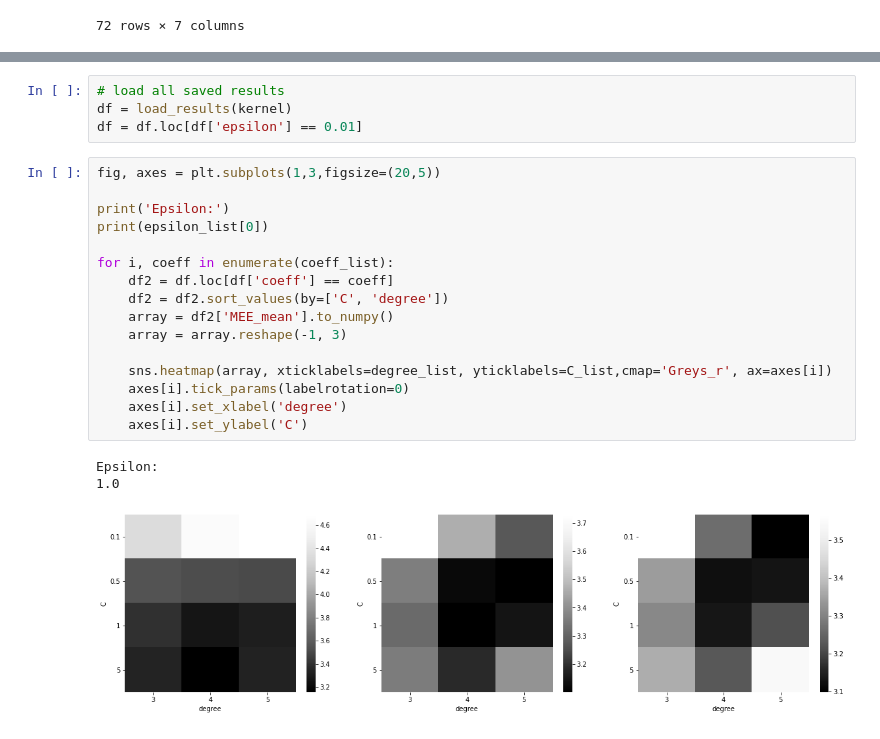
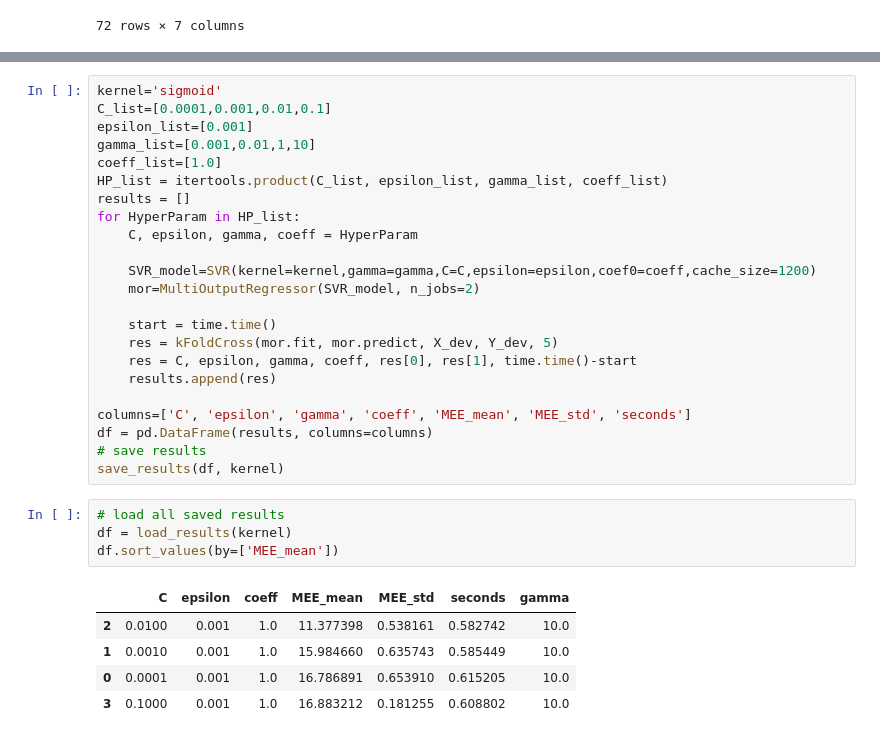
Before and after one commit to FeLusiani/ML_Project, a Jupyter notebook: MLCode/SVR.ipynb, the cells around one changed output, grey strips where cells are left out. Cells and saved outputs as stored; diff of their text form.

```diff
--- a/MLCode/SVR.ipynb
+++ b/MLCode/SVR.ipynb
@@ -116,24 +144,33 @@ df.sort_values(by=['MEE_mean'])
+# %%
+kernel='sigmoid'
+C_list=[0.0001,0.001,0.01,0.1]
+epsilon_list=[0.001]
+gamma_list=[0.001,0.01,1,10]
+coeff_list=[1.0]
+HP_list = itertools.product(C_list, epsilon_list, gamma_list, coeff_list)
+results = []
+for HyperParam in HP_list:
+    C, epsilon, gamma, coeff = HyperParam
+
+    SVR_model=SVR(kernel=kernel,gamma=gamma,C=C,epsilon=epsilon,coef0=coeff,cache_size=1200)
+    mor=MultiOutputRegressor(SVR_model, n_jobs=2)
+
+    start = time.time()
+    res = kFoldCross(mor.fit, mor.predict, X_dev, Y_dev, 5)
+    res = C, epsilon, gamma, coeff, res[0], res[1], time.time()-start
+    results.append(res)
+
+columns=['C', 'epsilon', 'gamma', 'coeff', 'MEE_mean', 'MEE_std', 'seconds']
+df = pd.DataFrame(results, columns=columns)
+# save results
+save_results(df, kernel)
 # %%
 # load all saved results
 df = load_results(kernel)
-df = df.loc[df['epsilon'] == 0.01]
+df.sort_values(by=['MEE_mean'])
+# %% [output]
+|  | C | epsilon | coeff | MEE_mean | MEE_std | seconds | gamma |
+| 2 | 0.0100 | 0.001 | 1.0 | 11.377398 | 0.538161 | 0.582742 | 10.0 |
+| 1 | 0.0010 | 0.001 | 1.0 | 15.984660 | 0.635743 | 0.585449 | 10.0 |
+| 0 | 0.0001 | 0.001 | 1.0 | 16.786891 | 0.653910 | 0.615205 | 10.0 |
+| 3 | 0.1000 | 0.001 | 1.0 | 16.883212 | 0.181255 | 0.608802 | 10.0 |
-# %%
-fig, axes = plt.subplots(1,3,figsize=(20,5))
-
-print('Epsilon:')
-print(epsilon_list[0])
-
-for i, coeff in enumerate(coeff_list):
-    df2 = df.loc[df['coeff'] == coeff]
-    df2 = df2.sort_values(by=['C', 'degree'])
-    array = df2['MEE_mean'].to_numpy()
-    array = array.reshape(-1, 3)
-
-    sns.heatmap(array, xticklabels=degree_list, yticklabels=C_list,cmap='Greys_r', ax=axes[i])
-    axes[i].tick_params(labelrotation=0)
-    axes[i].set_xlabel('degree')
-    axes[i].set_ylabel('C')
-# %% [output]
-Epsilon:
-1.0
-[figure, removed]
```
Also changed, not shown: parts of 3 cells of this notebook, 2 other files.
